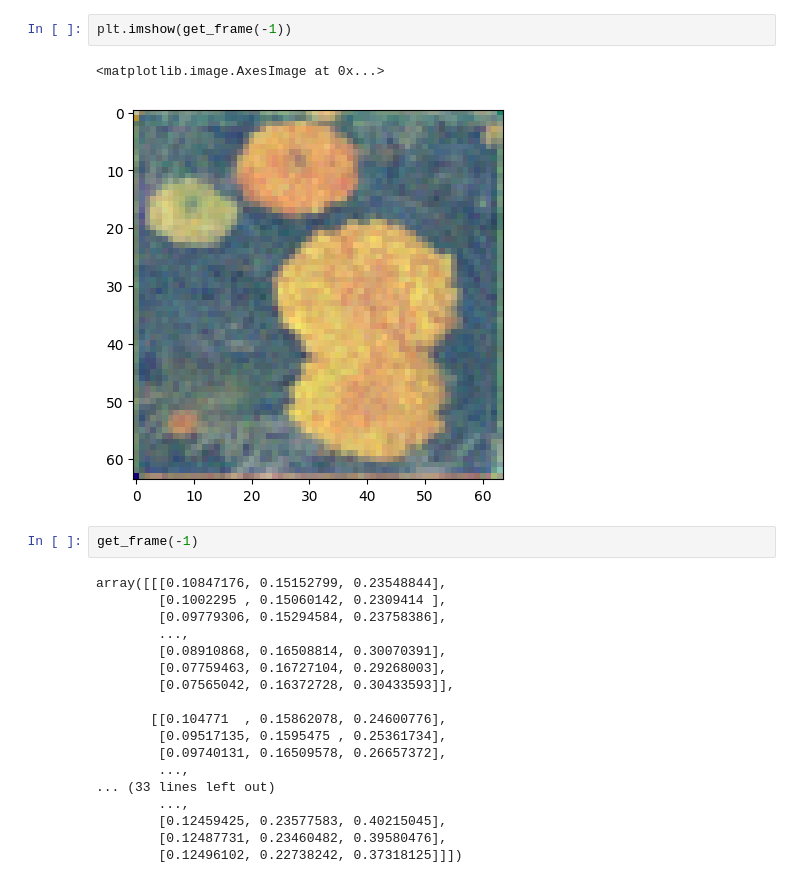
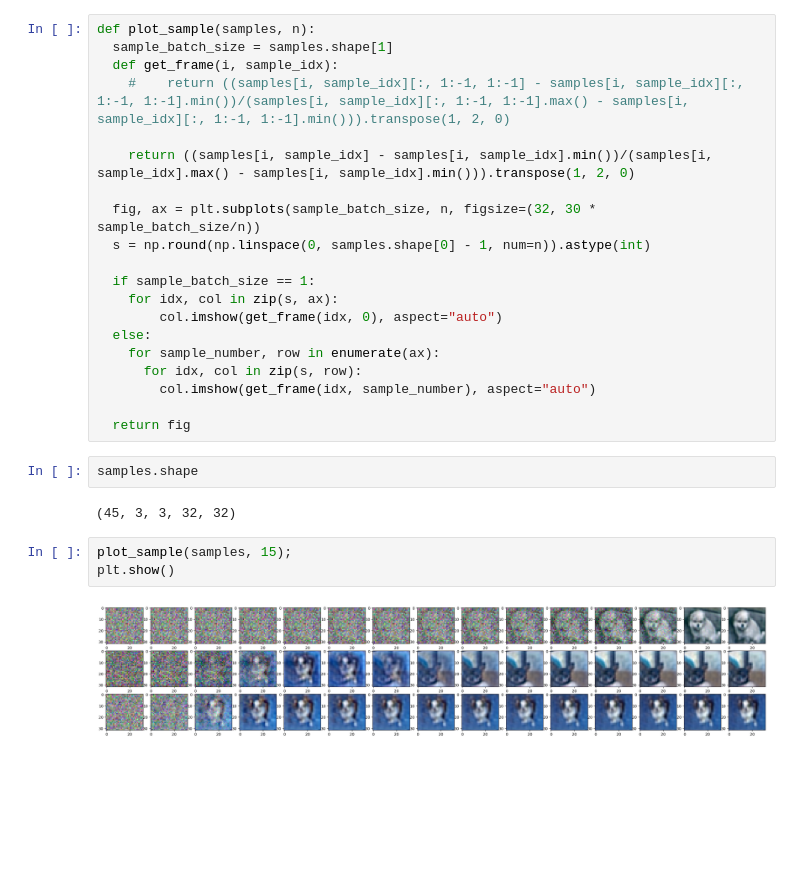
Before and after one commit to andrew-na-git/Score-Embedding-Fast-Diffusion, a Jupyter notebook: slurm/sample/sample.ipynb, the cells around one changed output. Drawn from its saved outputs; the diff is of its cells as text; blank space fills up the shorter version.

```diff
--- a/slurm/sample/sample.ipynb
+++ b/slurm/sample/sample.ipynb
@@ -156,25 +155,29 @@ animation_fig.save("animation.gif", writer=animation.PillowWriter(fps=10));
-# %%
-plt.imshow(get_frame(-1))
-# %% [output]
-<matplotlib.image.AxesImage at 0x...>
-[figure, removed]
-# %%
-get_frame(-1)
-# %% [output]
-array([[[0.10847176, 0.15152799, 0.23548844],
-        [0.1002295 , 0.15060142, 0.2309414 ],
-        [0.09779306, 0.15294584, 0.23758386],
-        ...,
-        [0.08910868, 0.16508814, 0.30070391],
-        [0.07759463, 0.16727104, 0.29268003],
-        [0.07565042, 0.16372728, 0.30433593]],
-
-       [[0.104771  , 0.15862078, 0.24600776],
-        [0.09517135, 0.1595475 , 0.25361734],
-        [0.09740131, 0.16509578, 0.26657372],
-        ...,
-... (33 lines left out)
-        ...,
-        [0.12459425, 0.23577583, 0.40215045],
-        [0.12487731, 0.23460482, 0.39580476],
-        [0.12496102, 0.22738242, 0.37318125]]])
+# %%
+def plot_sample(samples, n):
+  sample_batch_size = samples.shape[1]
+  def get_frame(i, sample_idx):
+    #    return ((samples[i, sample_idx][:, 1:-1, 1:-1] - samples[i, sample_idx][:, 1:-1, 1:-1].min())/(samples[i, sample_idx][:, 1:-1, 1:-1].max() - samples[i, sample_idx][:, 1:-1, 1:-1].min())).transpose(1, 2, 0)
+
+    return ((samples[i, sample_idx] - samples[i, sample_idx].min())/(samples[i, sample_idx].max() - samples[i, sample_idx].min())).transpose(1, 2, 0)
+
+  fig, ax = plt.subplots(sample_batch_size, n, figsize=(32, 30 * sample_batch_size/n))
+  s = np.round(np.linspace(0, samples.shape[0] - 1, num=n)).astype(int)
+
+  if sample_batch_size == 1:
+    for idx, col in zip(s, ax):
+        col.imshow(get_frame(idx, 0), aspect="auto")
+  else:
+    for sample_number, row in enumerate(ax):
+      for idx, col in zip(s, row):
+        col.imshow(get_frame(idx, sample_number), aspect="auto")
+
+  return fig
+# %%
+samples.shape
+# %% [output]
+(45, 3, 3, 32, 32)
+# %%
+plot_sample(samples, 15);
+plt.show()
+# %% [output]
+[figure, added]
```
Also changed, not shown: parts of 5 cells of this notebook, 29 other files.
